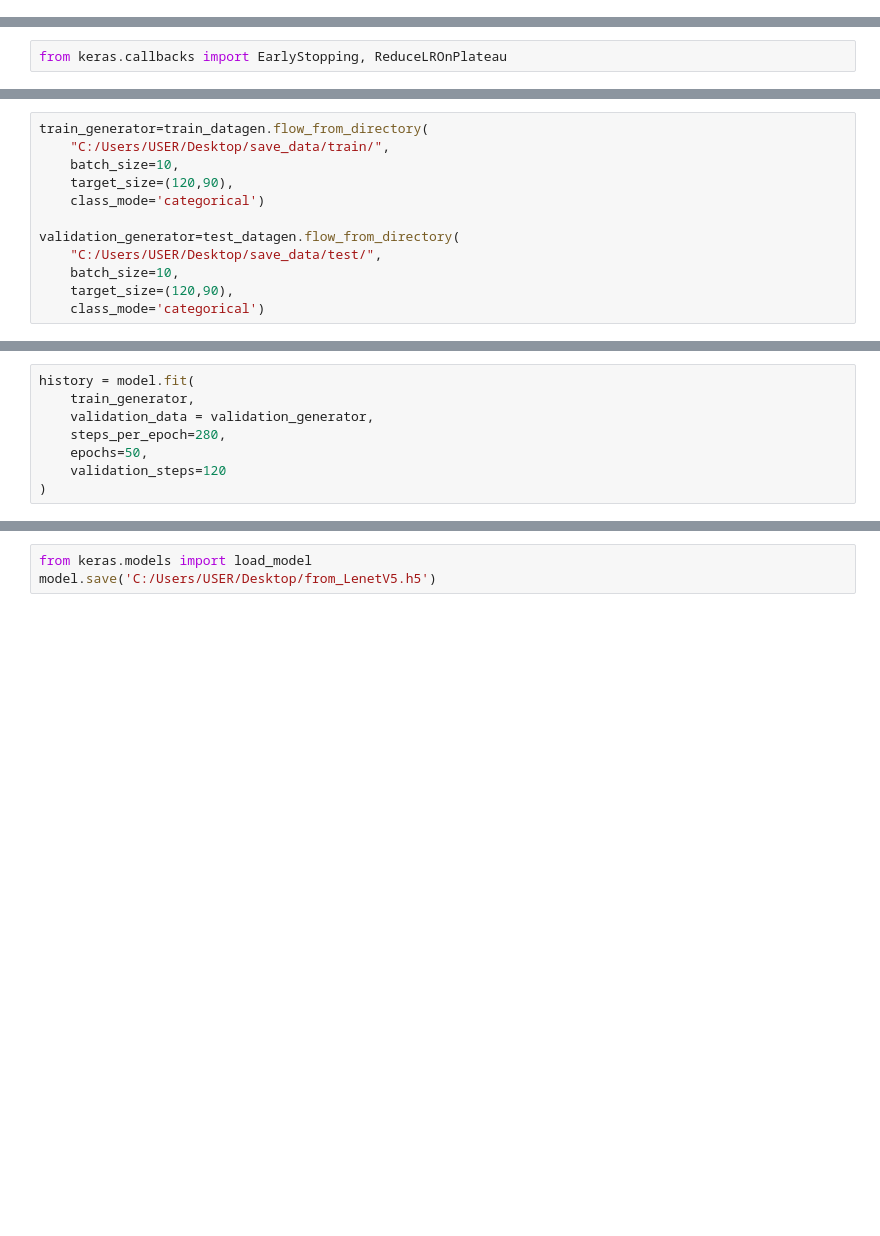
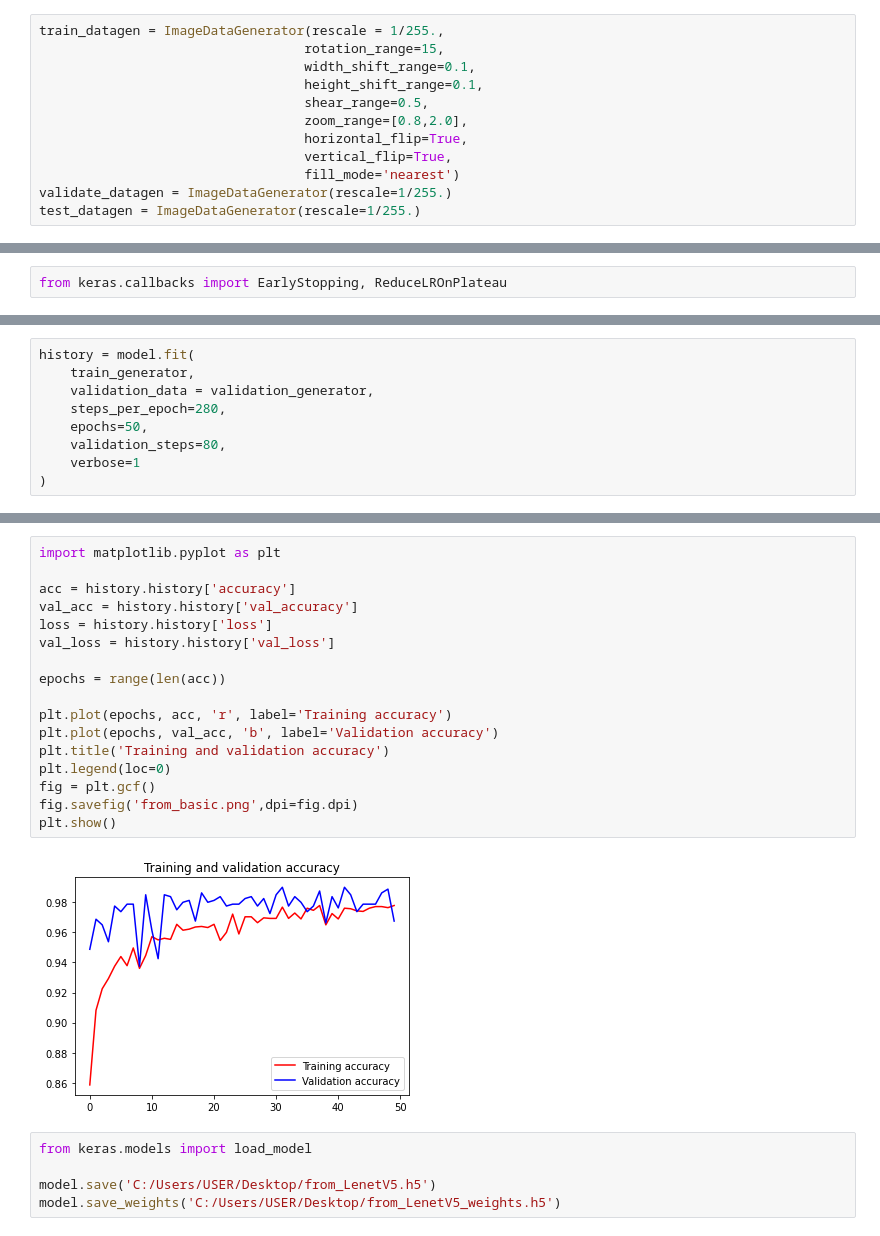
Before and after one commit to cjlee0217/covid19_mask_detection, a Jupyter notebook: 모델링/using_LeNetV5.ipynb, the cells around one changed output, grey strips where cells are left out. Saved outputs shown, nothing was run; the diff lists cells and outputs as text; blank space fills up the shorter version.

```diff
--- a/모델링/using_LeNetV5.ipynb
+++ b/모델링/using_LeNetV5.ipynb
@@ -35,0 +37,12 @@ for folder in folders:
+# %%
+train_datagen = ImageDataGenerator(rescale = 1/255.,
+                                  rotation_range=15,
+                                  width_shift_range=0.1,
+                                  height_shift_range=0.1,
+                                  shear_range=0.5,
+                                  zoom_range=[0.8,2.0],
+                                  horizontal_flip=True,
+                                  vertical_flip=True,
+                                  fill_mode='nearest')
+validate_datagen = ImageDataGenerator(rescale=1/255.)
+test_datagen = ImageDataGenerator(rescale=1/255.)
@@ -131,12 +117,0 @@ test_datagen = ImageDataGenerator(rescale=1/255.)
-# %%
-train_generator=train_datagen.flow_from_directory(
-    "C:/Users/USER/Desktop/save_data/train/",
-    batch_size=10,
-    target_size=(120,90),
-    class_mode='categorical')
-
-validation_generator=test_datagen.flow_from_directory(
-    "C:/Users/USER/Desktop/save_data/test/",
-    batch_size=10,
-    target_size=(120,90),
-    class_mode='categorical')
@@ -149,7 +121,8 @@ history = model.fit(
     validation_data = validation_generator,
     steps_per_epoch=280,
     epochs=50,
-    validation_steps=120
+    validation_steps=80,
+    verbose=1
 )
 # %% [output]
 Epoch 1/50
@@ -172,3 +169,24 @@ Epoch 50/50
+# %%
+import matplotlib.pyplot as plt
+
+acc = history.history['accuracy']
+val_acc = history.history['val_accuracy']
+loss = history.history['loss']
+val_loss = history.history['val_loss']
+
+epochs = range(len(acc))
+
+plt.plot(epochs, acc, 'r', label='Training accuracy')
+plt.plot(epochs, val_acc, 'b', label='Validation accuracy')
+plt.title('Training and validation accuracy')
+plt.legend(loc=0)
+fig = plt.gcf()
+fig.savefig('from_basic.png',dpi=fig.dpi)
+plt.show()
+# %% [output]
+[figure, added]
 # %%
 from keras.models import load_model
+
 model.save('C:/Users/USER/Desktop/from_LenetV5.h5')
+model.save_weights('C:/Users/USER/Desktop/from_LenetV5_weights.h5')
```
Also changed, not shown: parts of 19 cells of this notebook.
